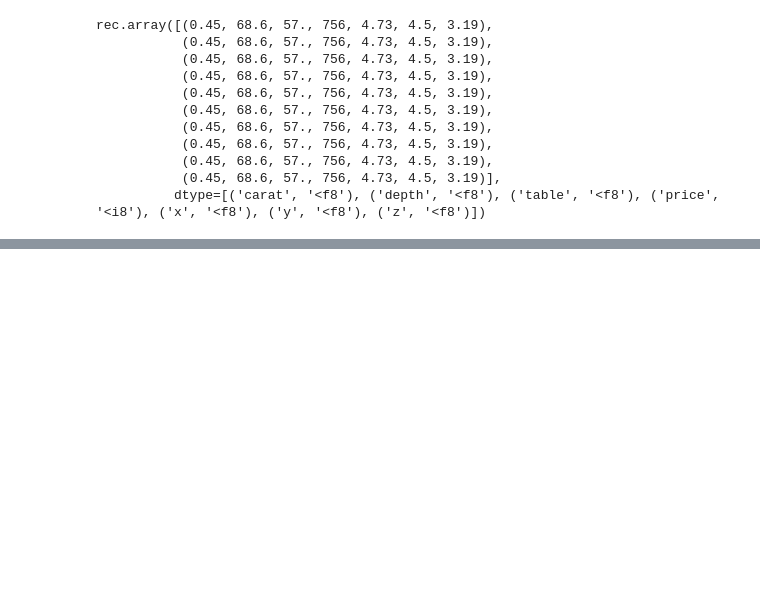
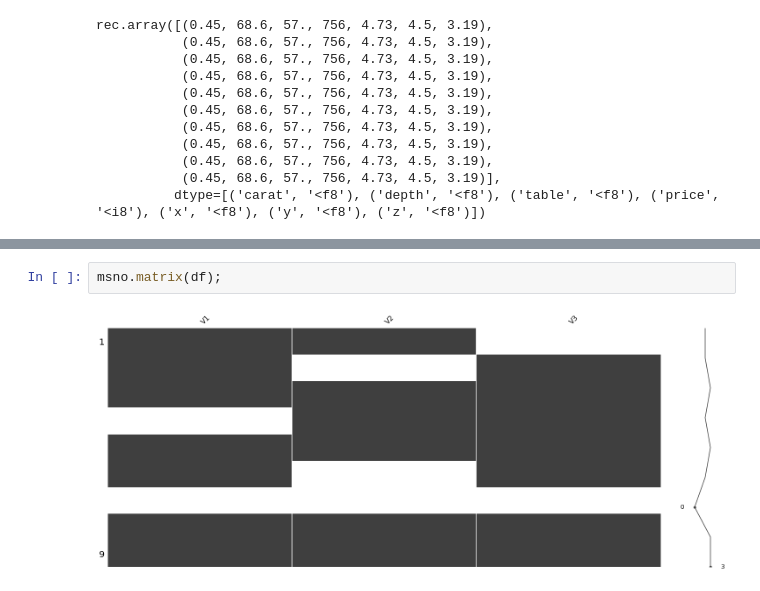
Before and after one commit to mehmethalis/my-datascience-notes, a Jupyter notebook: Notebooks/DataPreProcessing.ipynb, the cells around one changed output, grey strips where cells are left out. Drawn from its saved outputs; the diff is of its cells as text; blank space fills up the shorter version.

```diff
--- a/Notebooks/DataPreProcessing.ipynb
+++ b/Notebooks/DataPreProcessing.ipynb
@@ -131,0 +362,4 @@ rec.array([(0.45, 68.6, 57., 756, 4.73, 4.5, 3.19),
+# %%
+msno.matrix(df);
+# %% [output]
+[figure, added]
```
Also changed, not shown: parts of 276 cells of this notebook.
